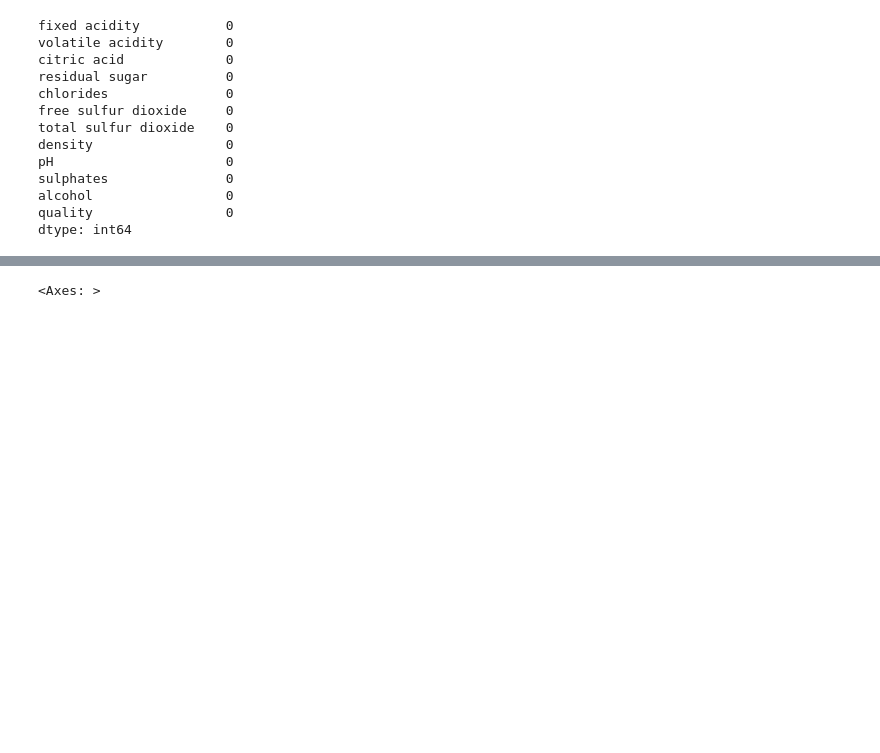
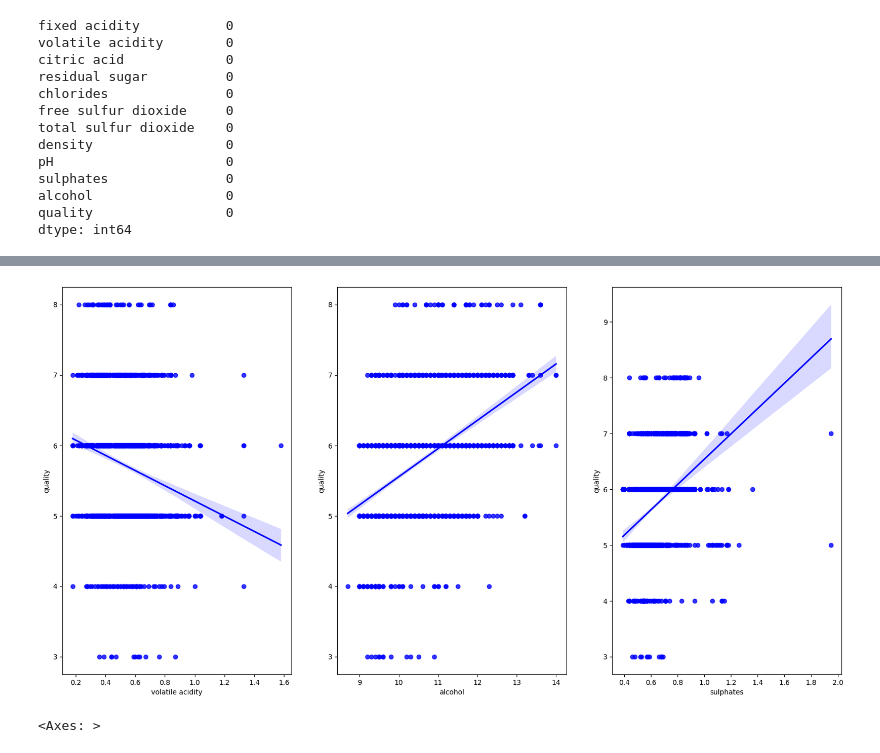
Before and after one commit to SarithaSundaresan/WineQuality, a Jupyter notebook: Wine_Kaggle.ipynb, the cells around one changed output, grey strips where cells are left out. Saved outputs shown, nothing was run; the diff lists cells and outputs as text; code cells hidden in the pictures; blank space fills up the shorter version.

```diff
--- a/Wine_Kaggle.ipynb
+++ b/Wine_Kaggle.ipynb
@@ -140,3 +143,11 @@ plt.show()
+# %%
+fig, axs = plt.subplots(nrows=1, ncols=3, figsize=(20, 10))
+cols=["volatile acidity","alcohol","sulphates"]
+data = train_ds_org[cols]
+for col,ax in zip(cols,axs.flat):
+    sns.regplot(x = train_ds_org[col] , y=train_ds_org["quality"] ,color='blue',ax=ax)
+# %% [output]
+[figure, added]
 # %%
 # Correlation
 plt.figure(figsize=(10,10))
```
Also changed, not shown: parts of 3 cells of this notebook.
